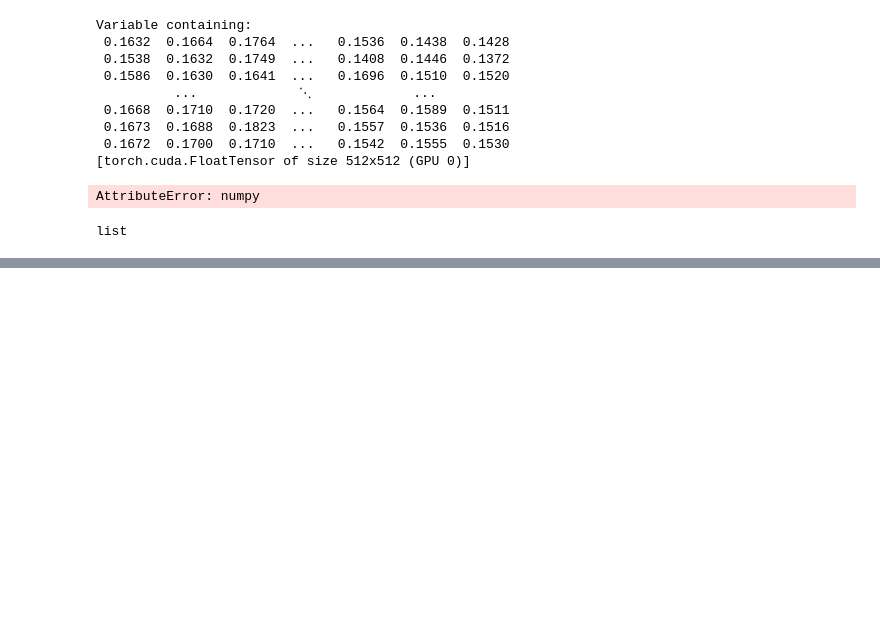
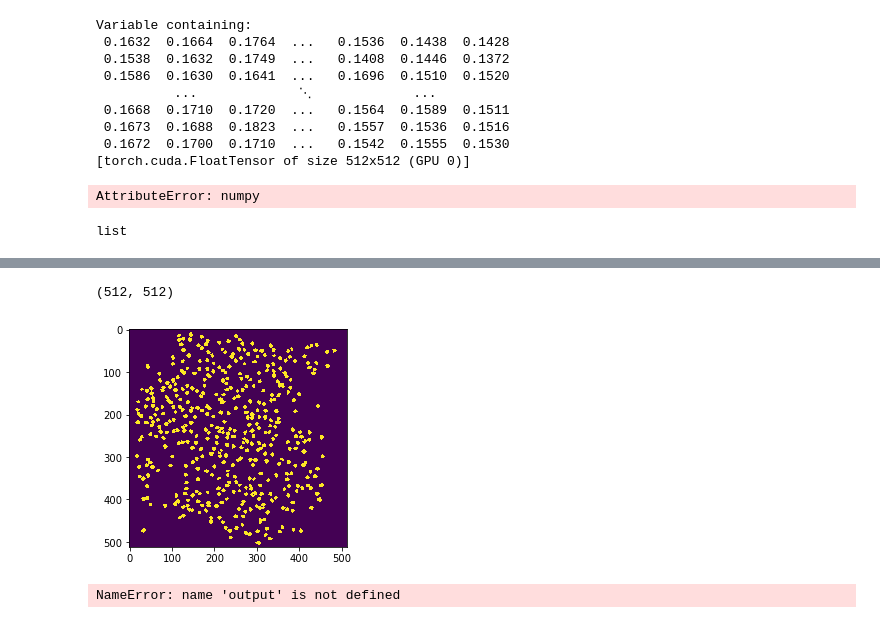
Before and after one commit to npatel5/blinkende_lichter, a Jupyter notebook: piwise-master/unet_test.ipynb, the cells around one changed output, grey strips where cells are left out. Saved outputs shown, nothing was run; the diff lists cells and outputs as text; code cells hidden in the pictures; blank space fills up the shorter version.

```diff
--- a/piwise-master/unet_test.ipynb
+++ b/piwise-master/unet_test.ipynb
@@ -67,7 +67,7 @@ weight[0] = 0
 criterion = CrossEntropyLoss2d()
 optimizer = Adam(model.parameters())
 epoch_loss = []
-for epoch in range(1, 201):
+for epoch in range(1, 1201):
 
 
     for step, (images, labels) in enumerate(loader):
@@ -301,0 +597,2 @@ import torchvision.transforms as transforms
+# %%
+tgt_data = targets.data.cpu().numpy()
@@ -301,0 +609,15 @@ import torchvision.transforms as transforms
+# %%
+tgt_data[0].shape
+# %% [output]
+(512, 512)
+# %%
+tgt_data = tgt_data[0]
+# %%
+plt.imshow(tgt_data)
+plt.show()
+# %% [output]
+[figure, added]
+# %%
+output
+# %% [output]
+NameError: name 'output' is not defined
```
Also changed, not shown: parts of 100 cells of this notebook.
